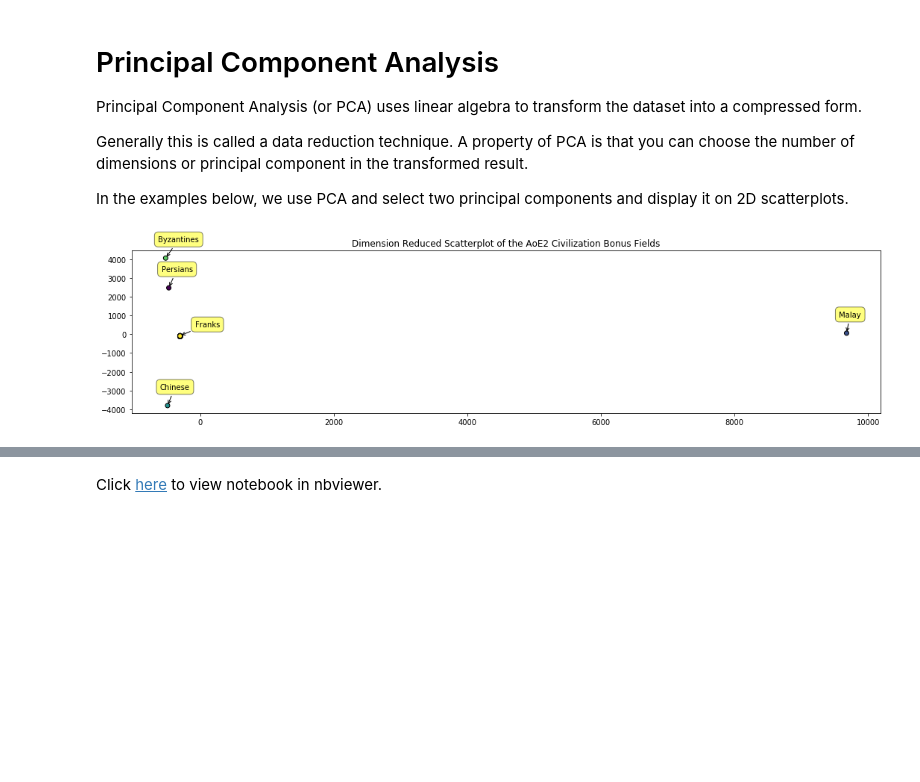
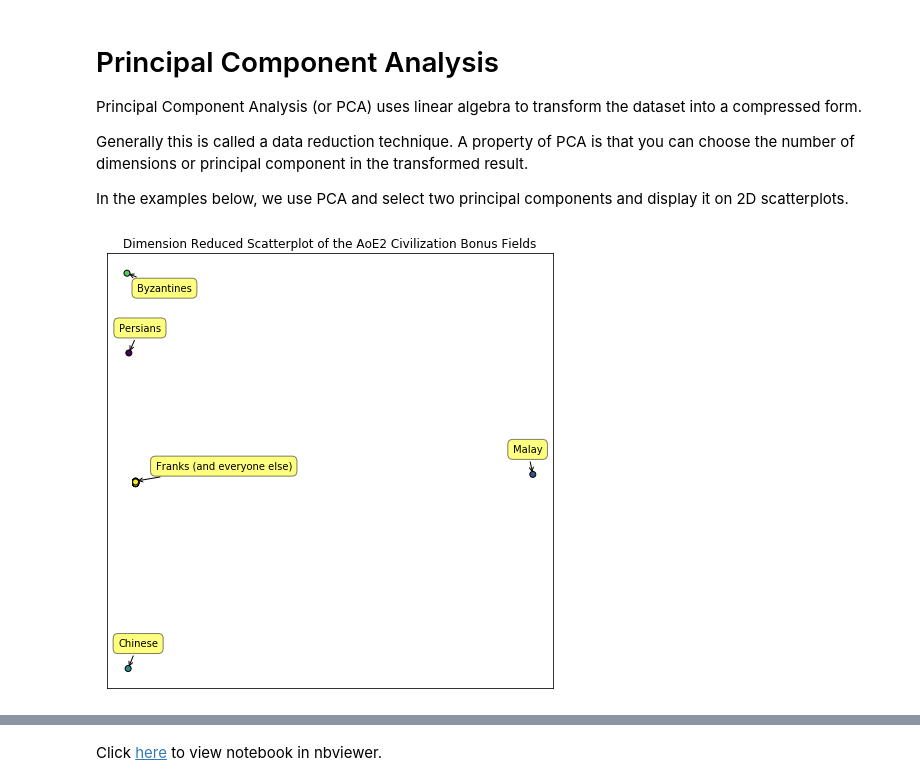
Before and after one commit to dbabbitt/notebooks, a Jupyter notebook: age-of-empires-ii/ipynb/AoE2 Civilization Bonus Feature Selection.ipynb, the cells around one changed output, grey strips where cells are left out. Cells and saved outputs as stored; diff of their text form; code cells hidden in the pictures; blank space fills up the shorter version.

```diff
--- a/age-of-empires-ii/ipynb/AoE2 Civilization Bonus Feature Selection.ipynb
+++ b/age-of-empires-ii/ipynb/AoE2 Civilization Bonus Feature Selection.ipynb
@@ -342,33 +342,36 @@ In the examples below, we use PCA and select two principal components and displa
 # %%
 
 from sklearn.decomposition import PCA
 from sklearn.cluster import DBSCAN
 
 pca_ndarray = PCA(n_components=2).fit_transform(X)
 db = DBSCAN(eps=700, min_samples=0.5).fit(pca_ndarray)
 labels = db.labels_
-fig = plt.figure(figsize=(18, 4))
+fig = plt.figure(figsize=(8, 8))
 ax = fig.add_subplot(111, autoscale_on=True)
 cmap = plt.get_cmap('viridis_r')
 path_collection = ax.scatter(pca_ndarray[:, 0], pca_ndarray[:, 1],
                              c=labels, edgecolors=(0, 0, 0), cmap=cmap)
 kwargs = dict(textcoords='offset points', ha='left', va='bottom',
               bbox=dict(boxstyle='round,pad=0.5', fc='yellow', alpha=0.5),
               arrowprops=dict(arrowstyle='->', connectionstyle='arc3,rad=0'))
 for col, label, x, y in zip(labels, merge_df.index,
                             pca_ndarray[:, 0], pca_ndarray[:, 1]):
     if (label == 'Franks'):
-        annotation = plt.annotate(label, xy=(x, y), xytext=(20, 10), **kwargs)
+        annotation = plt.annotate('{} (and everyone else)'.format(label), xy=(x, y),
+                                  xytext=(20, 10), **kwargs)
     elif (col == 1):
-        annotation = plt.annotate(label, xy=(x, y), xytext=(-10, 20), **kwargs)
+        annotation = plt.annotate(label, xy=(x, y), xytext=(10, -20), **kwargs)
     elif (col == 2):
         annotation = plt.annotate(label, xy=(x, y), xytext=(-10, 20), **kwargs)
     elif (col == 3):
-        annotation = plt.annotate(label, xy=(x, y), xytext=(-10, 20), **kwargs)
+        annotation = plt.annotate(label, xy=(x, y), xytext=(-20, 20), **kwargs)
     elif (col == 4):
         annotation = plt.annotate(label, xy=(x, y), xytext=(-10, 20), **kwargs)
 title_text = 'Dimension Reduced Scatterplot of the AoE2 '
 title_text += 'Civilization Bonus Fields'
 text = plt.title(title_text)
+xticklabel_obj = plt.xticks([])
+yticklabel_obj = plt.yticks([])
 # %% [output]
-[figure, old version]
+[figure, new version]
```
Also changed, not shown: parts of 2 cells of this notebook, 7 other files.
